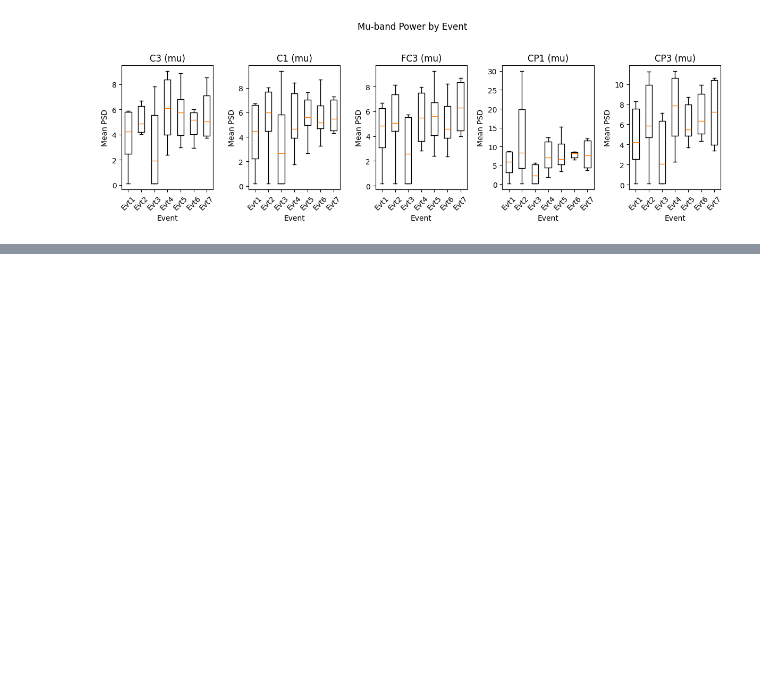
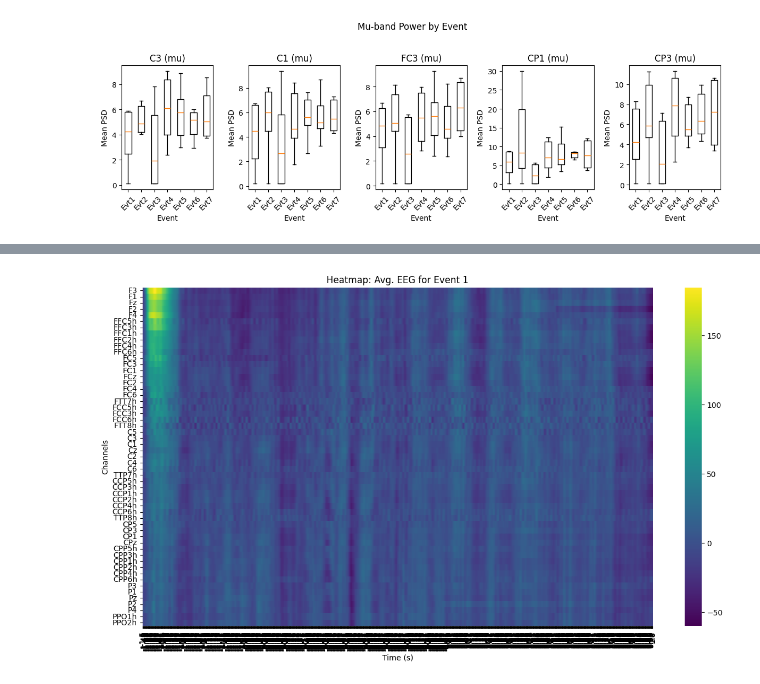
Before and after one commit to Imrann-Khan/EEG_Classifications, a Jupyter notebook: analysis.ipynb, the cells around one changed output, grey strips where cells are left out. Cells and saved outputs as stored; diff of their text form; code cells hidden in the pictures; blank space fills up the shorter version.

```diff
--- a/analysis.ipynb
+++ b/analysis.ipynb
@@ -889,0 +593,15 @@ RF   Test Acc: 51.17%
+# %%
+import seaborn as sns
+
+event = events_required[0]
+ev_epochs = epochs[event]
+avg_data = ev_epochs.get_data().mean(axis=0)  # average over trials
+
+plt.figure(figsize=(15, 8))
+sns.heatmap(avg_data, xticklabels=np.round(ev_epochs.times,2), yticklabels=ev_epochs.ch_names, cmap='viridis')
+plt.title(f'Heatmap: Avg. EEG for Event {event}')
+plt.xlabel('Time (s)')
+plt.ylabel('Channels')
+plt.show()
+# %% [output]
+[figure, added]
```
Also changed, not shown: parts of 19 cells of this notebook.
